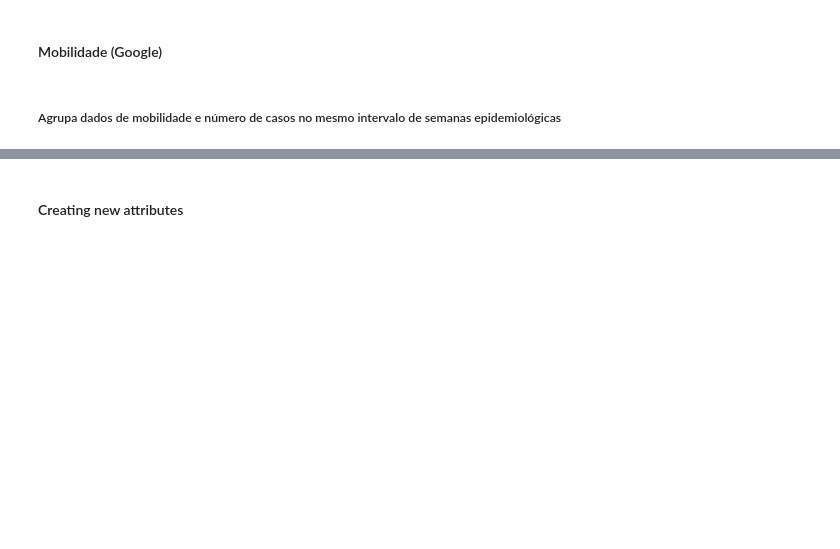
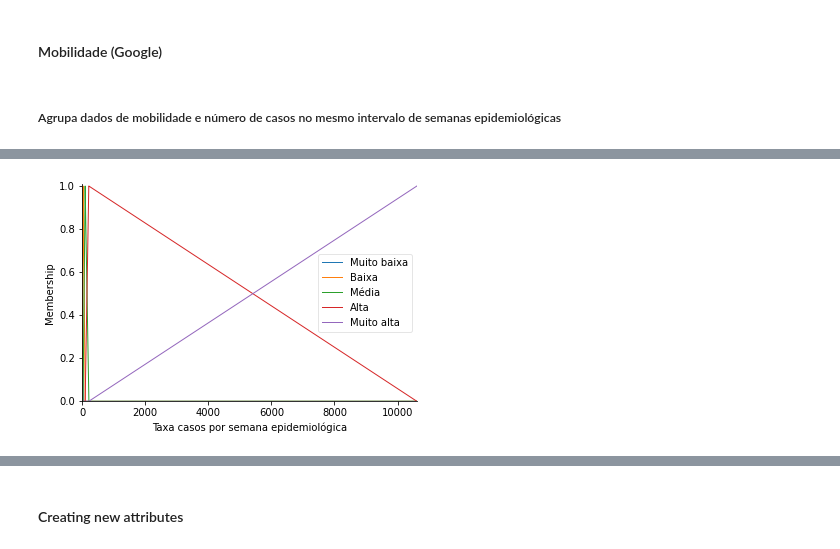
Before and after one commit to helderseixas/DisciplinaSistemasNebulosos, a Jupyter notebook: trabalho_final/trabalho_final.ipynb, the cells around one changed output, grey strips where cells are left out. Drawn from its saved outputs; the diff is of its cells as text; code cells hidden in the pictures; blank space fills up the shorter version.

```diff
--- a/trabalho_final/trabalho_final.ipynb
+++ b/trabalho_final/trabalho_final.ipynb
@@ -517,7 +512,7 @@ df_mobilidade.loc[df_mobilidade.ESTADO == "Federal District", "MUNICIPIO"] = 'Br
 df_mobilidade.loc[df_mobilidade.ESTADO == "Federal District", "ESTADO"] = 'Distrito Federal'
 df_mobilidade.MUNICIPIO = df_mobilidade.MUNICIPIO.str.normalize('NFKD').str.encode('ascii', errors='ignore').str.decode('utf-8')
 
-df_municipio = df_base[['MUNICIPIO', 'ESTADO', 'CODIGO_MUNICIPIO_6']].copy()
+df_municipio = df_base[['MUNICIPIO', 'ESTADO', 'CODIGO_MUNICIPIO_6', 'CODIGO_MUNICIPIO_7']].copy()
 df_municipio.MUNICIPIO = df_municipio.MUNICIPIO.str.normalize('NFKD').str.encode('ascii', errors='ignore').str.decode('utf-8')
 
 estados_sem_acento = df_estados.ESTADO.str.normalize('NFKD').str.encode('ascii', errors='ignore').str.decode('utf-8')
@@ -708,0 +625,14 @@ df_razao_covid_mobilidade.describe()
+# %%
+df_mobilidade_trabalho_semana_epidemiologica = \
+    df_mobilidade_semana_epidemiologica[df_mobilidade_semana_epidemiologica.PERCENTUAL_VARIACAO_VISITAS_LOCAIS_TRABALHO.isnull() == False][
+        ['CODIGO_MUNICIPIO_6', 'MUNICIPIO', 'ESTADO', 'PERCENTUAL_VARIACAO_VISITAS_LOCAIS_TRABALHO',
+         'ANO_SEMANA_EPIDEMIOLOGICA_INICIO', 'SEMANA_EPIDEMIOLOGICA_INICIO', 'ANO_SEMANA_EPIDEMIOLOGICA_FIM',
+         'SEMANA_EPIDEMIOLOGICA_FIM']]
+df_mobilidade_trabalho_covid_semana_epidemiologica = pd.merge(
+    df_mobilidade_trabalho_semana_epidemiologica, df_covid_semana_epidemiologica_agrupada, how='left',
+    on=['CODIGO_MUNICIPIO_6', 'ANO_SEMANA_EPIDEMIOLOGICA_INICIO', 'SEMANA_EPIDEMIOLOGICA_INICIO', 'ANO_SEMANA_EPIDEMIOLOGICA_FIM',
+         'SEMANA_EPIDEMIOLOGICA_FIM'])
+df_mobilidade_trabalho_covid_semana_epidemiologica.loc[df_mobilidade_trabalho_covid_semana_epidemiologica.CASOS_NOVOS < 0, 'CASOS_NOVOS'] = None
+df_mobilidade_trabalho_covid_semana_epidemiologica.loc[df_mobilidade_trabalho_covid_semana_epidemiologica.TAXA_CASOS_NOVOS < 0, 'TAXA_CASOS_NOVOS'] = None
+df_mobilidade_trabalho_covid_semana_epidemiologica = \
+    df_mobilidade_trabalho_covid_semana_epidemiologica[df_mobilidade_trabalho_covid_semana_epidemiologica.TAXA_CASOS_NOVOS.isnull() == False]
@@ -708,0 +683,27 @@ df_razao_covid_mobilidade.describe()
+# %%
+x_taxa_casos = np.arange(df_mobilidade_trabalho_covid_semana_epidemiologica.TAXA_CASOS_NOVOS.min(),
+                         df_mobilidade_trabalho_covid_semana_epidemiologica.TAXA_CASOS_NOVOS.max(), 0.1)
+antecedent_taxa_casos = ctrl.Antecedent(x_taxa_casos, "Taxa casos por semana epidemiológica")
+antecedent_taxa_casos['Muito baixa'] = fuzz.trimf(x_taxa_casos,
+    [df_mobilidade_trabalho_covid_semana_epidemiologica.TAXA_CASOS_NOVOS.min(),
+     df_mobilidade_trabalho_covid_semana_epidemiologica.TAXA_CASOS_NOVOS.min(),
+     df_mobilidade_trabalho_covid_semana_epidemiologica.TAXA_CASOS_NOVOS.quantile(0.25)])
+antecedent_taxa_casos['Baixa'] = fuzz.trimf(x_taxa_casos,
+    [df_mobilidade_trabalho_covid_semana_epidemiologica.TAXA_CASOS_NOVOS.min(),
+     df_mobilidade_trabalho_covid_semana_epidemiologica.TAXA_CASOS_NOVOS.quantile(0.25),
+     df_mobilidade_trabalho_covid_semana_epidemiologica.TAXA_CASOS_NOVOS.median()])
+antecedent_taxa_casos['Média'] = fuzz.trimf(x_taxa_casos,
+    [df_mobilidade_trabalho_covid_semana_epidemiologica.TAXA_CASOS_NOVOS.quantile(0.25),
+     df_mobilidade_trabalho_covid_semana_epidemiologica.TAXA_CASOS_NOVOS.median(),
+     df_mobilidade_trabalho_covid_semana_epidemiologica.TAXA_CASOS_NOVOS.quantile(0.75)])
+antecedent_taxa_casos['Alta'] = fuzz.trimf(x_taxa_casos,
+    [df_mobilidade_trabalho_covid_semana_epidemiologica.TAXA_CASOS_NOVOS.median(),
+     df_mobilidade_trabalho_covid_semana_epidemiologica.TAXA_CASOS_NOVOS.quantile(0.75),
+     df_mobilidade_trabalho_covid_semana_epidemiologica.TAXA_CASOS_NOVOS.max()])
+antecedent_taxa_casos['Muito alta'] = fuzz.trimf(x_taxa_casos,
+    [df_mobilidade_trabalho_covid_semana_epidemiologica.TAXA_CASOS_NOVOS.quantile(0.75),
+     df_mobilidade_trabalho_covid_semana_epidemiologica.TAXA_CASOS_NOVOS.max(),
+     df_mobilidade_trabalho_covid_semana_epidemiologica.TAXA_CASOS_NOVOS.max()])
+antecedent_taxa_casos.view()
+# %% [output]
+[figure, added]
```
Also changed, not shown: parts of 45 cells of this notebook, 1 other file.
